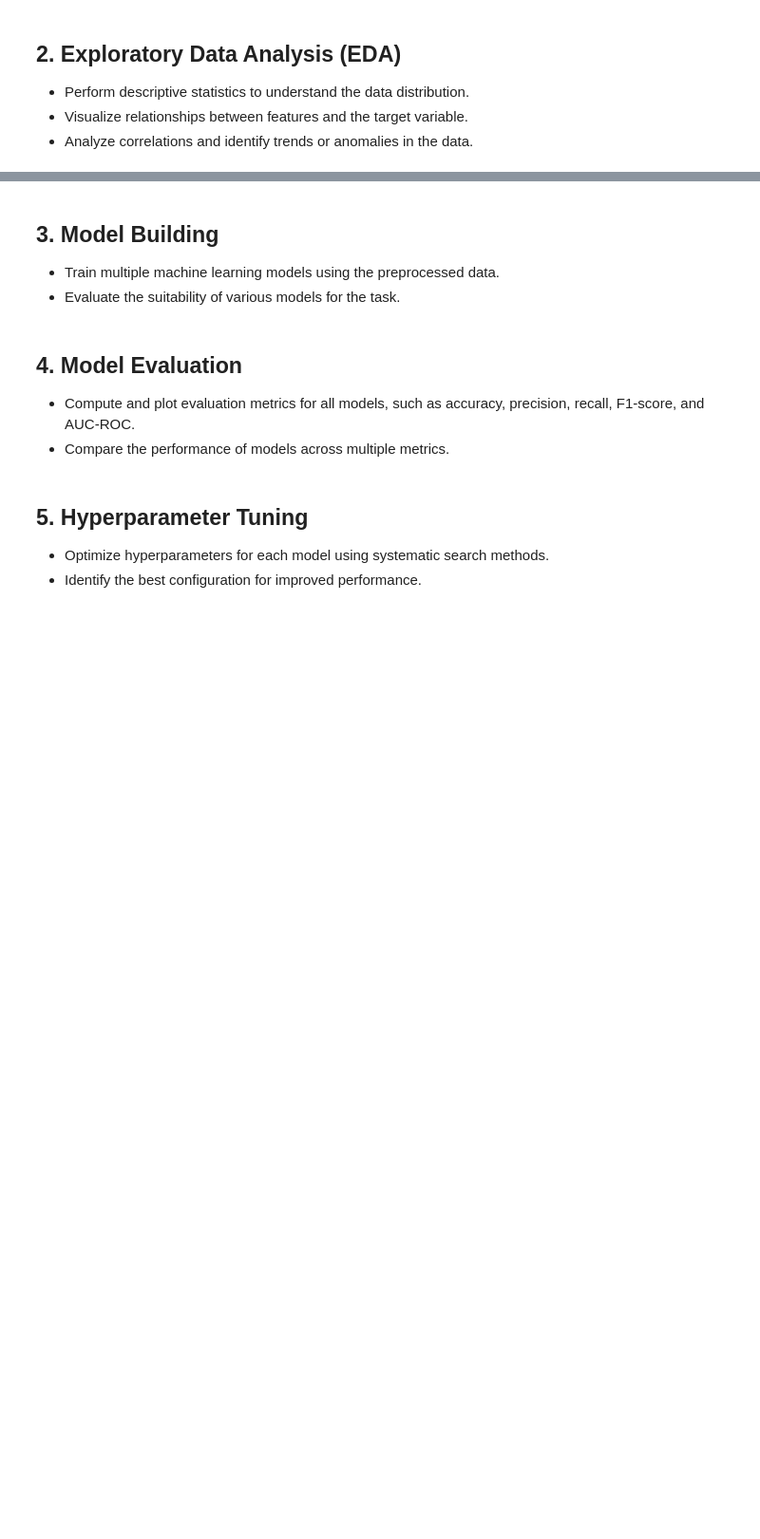
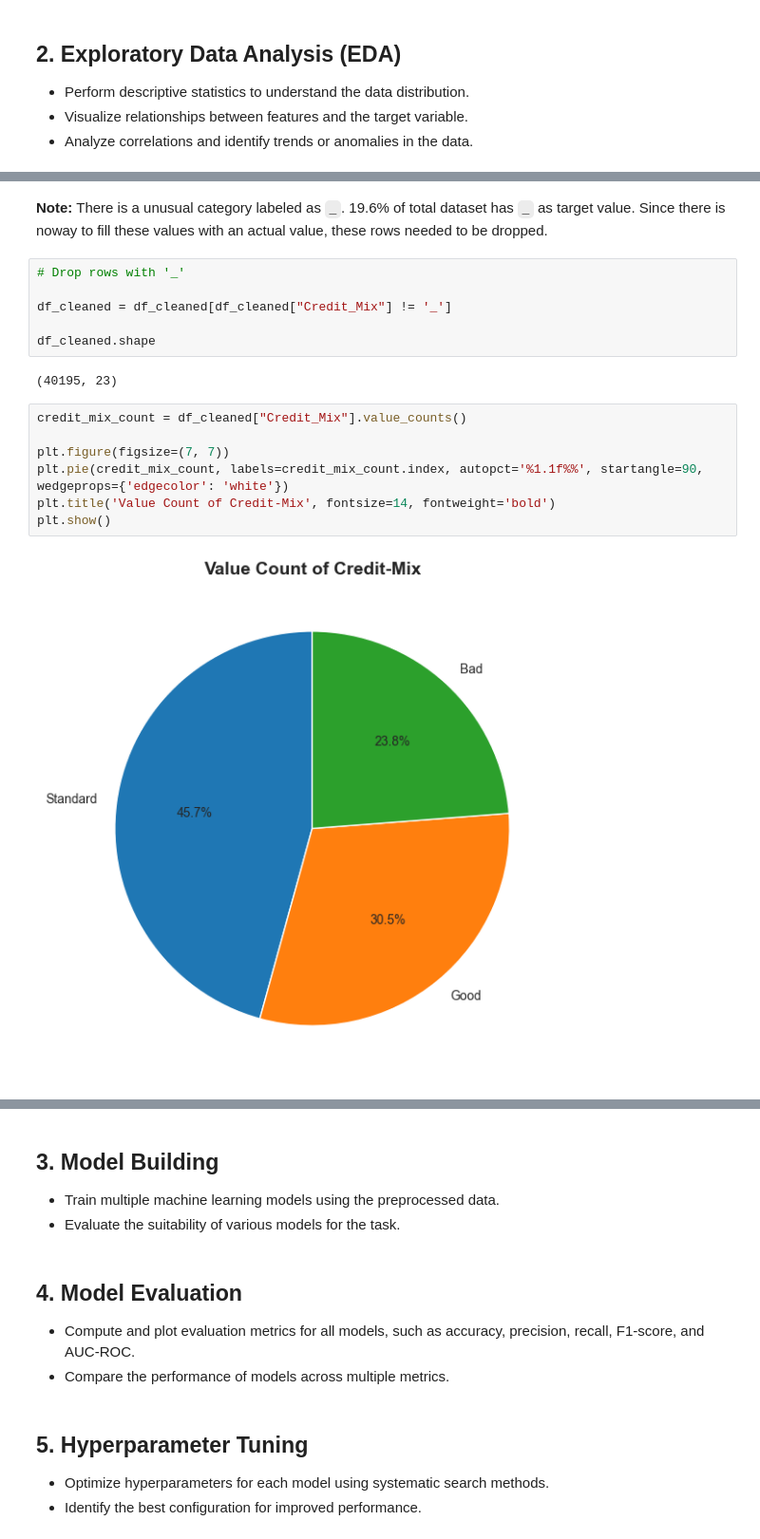
Before and after one commit to mohammadkhorshed/Predicting-Customer-Credit-Mix, a Jupyter notebook: Predicting_Customer_Credit _Mix.ipynb, the cells around one changed output, grey strips where cells are left out. Shown at 95% size. Cells and saved outputs as stored; diff of their text form; blank space fills up the shorter version.

```diff
--- a/Predicting_Customer_Credit _Mix.ipynb
+++ b/Predicting_Customer_Credit _Mix.ipynb
@@ -146,0 +309,19 @@ memory usage: 8.4+ MB
+# %% [markdown]
+**Note:** There is a unusual category labeled as `_`. 19.6% of total dataset has `_` as target value. Since there is noway to fill these values with an actual value, these rows needed to be dropped.
+# %%
+# Drop rows with '_'
+
+df_cleaned = df_cleaned[df_cleaned["Credit_Mix"] != '_']
+
+df_cleaned.shape
+# %% [output]
+(40195, 23)
+# %%
+credit_mix_count = df_cleaned["Credit_Mix"].value_counts()
+
+plt.figure(figsize=(7, 7))
+plt.pie(credit_mix_count, labels=credit_mix_count.index, autopct='%1.1f%%', startangle=90, wedgeprops={'edgecolor': 'white'})
+plt.title('Value Count of Credit-Mix', fontsize=14, fontweight='bold')
+plt.show()
+# %% [output]
+[figure, added]
```
Also changed, not shown: parts of 30 cells of this notebook.
